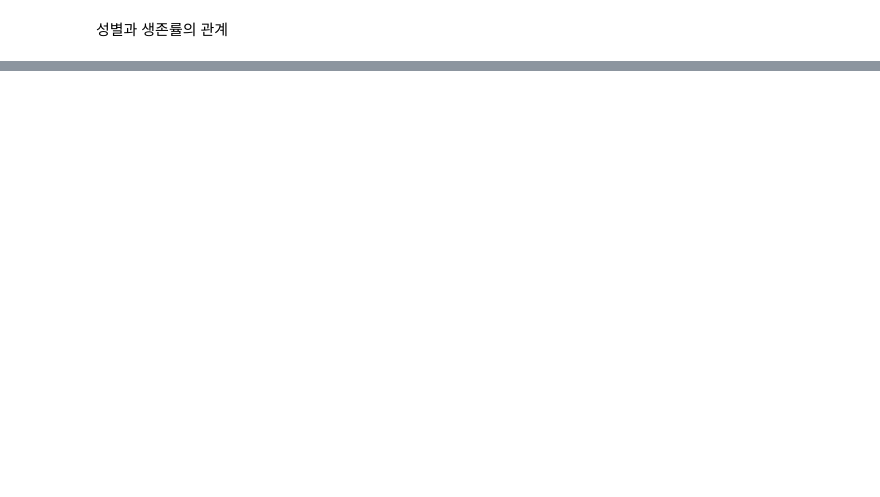
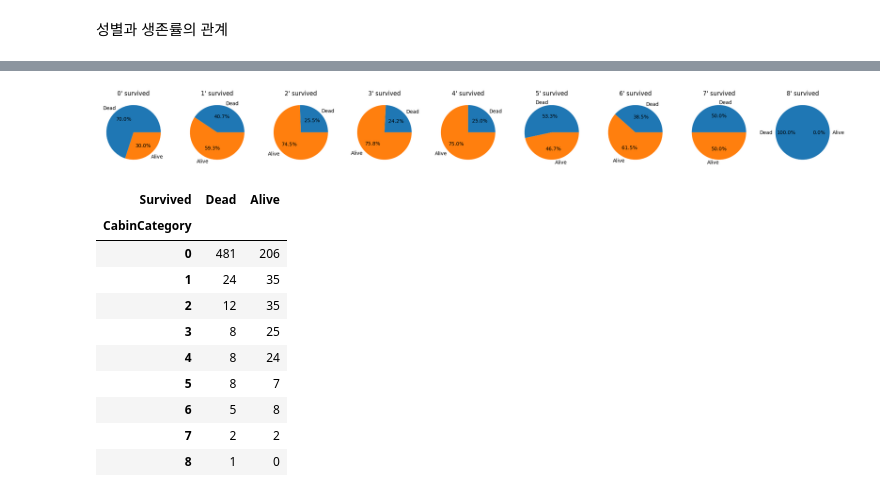
Before and after one commit to salmonsush/kaggle-titanic, a Jupyter notebook: main.ipynb, the cells around one changed output, grey strips where cells are left out. Saved outputs shown, nothing was run; the diff lists cells and outputs as text; code cells hidden in the pictures; blank space fills up the shorter version.

```diff
--- a/main.ipynb
+++ b/main.ipynb
@@ -136,0 +135,20 @@ plt.show()
+# %%
+train.Cabin.fillna('N', inplace=True)
+train["CabinCategory"] = train["Cabin"].str.slice(start=0, stop=1)
+train["CabinCategory"] = train['CabinCategory'].map({ "N": 0, "C": 1, "B": 2, "D": 3, "E": 4, "A": 5, "F": 6, "G": 7, "T": 8 })
+
+c = show_pie_chart(train, 'CabinCategory')
+c
+# %% [output]
+[figure, added]
+| Survived | Dead | Alive |
+| CabinCategory |  |  |
+| 0 | 481 | 206 |
+| 1 | 24 | 35 |
+| 2 | 12 | 35 |
+| 3 | 8 | 25 |
+| 4 | 8 | 24 |
+| 5 | 8 | 7 |
+| 6 | 5 | 8 |
+| 7 | 2 | 2 |
+| 8 | 1 | 0 |
```
Also changed, not shown: parts of 14 cells of this notebook, 1 other file.
